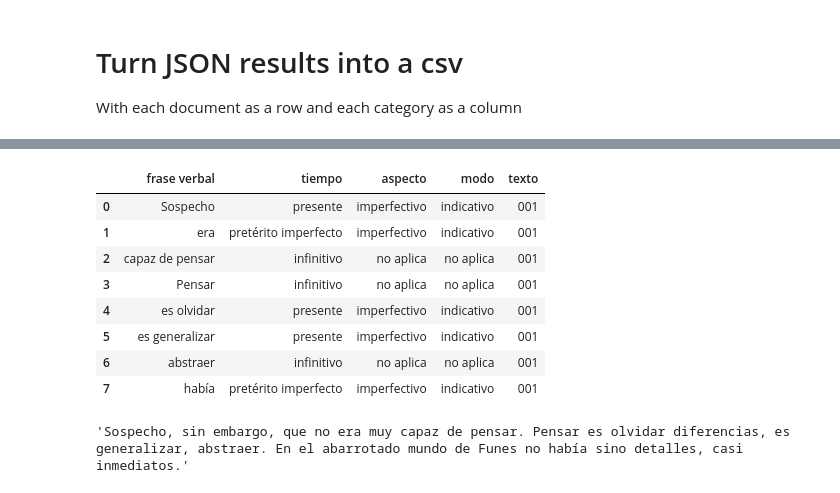
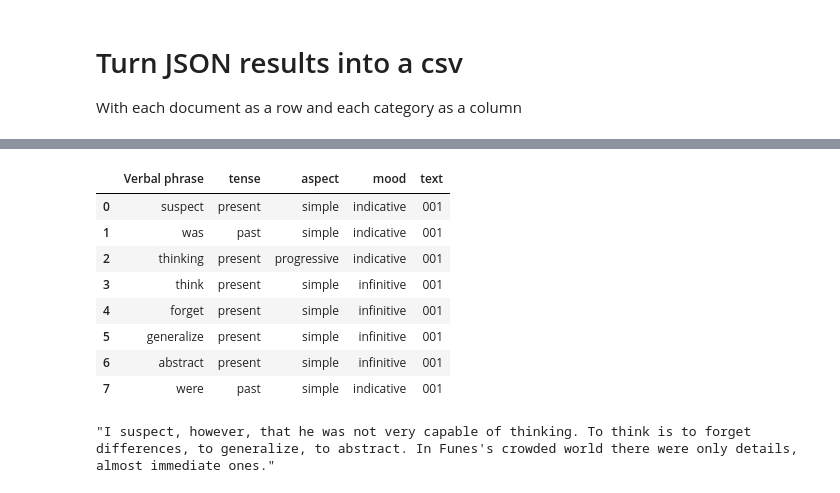
Before and after one commit to danielmlow/llm_course, a Jupyter notebook: openrouter_api.ipynb, the cells around one changed output, grey strips where cells are left out. Drawn from its saved outputs; the diff is of its cells as text; code cells hidden in the pictures.

```diff
--- a/openrouter_api.ipynb
+++ b/openrouter_api.ipynb
@@ -402,2 +451,5 @@ for file, text  in texts.items():
 # %% [markdown]
 # Loop through texts and apply openrouter
+# %%
+for file, text  in texts.items():
+  print(text)
@@ -404,4 +465,7 @@ for file, text  in texts.items():
 # %%
+# @title
+print_results = False #@param {type:"boolean"}
+
 results = {}
 
 for file, text  in texts.items():
@@ -410,12 +474,14 @@ for file, text  in texts.items():
               text= text
               )
 
-
-    print(prompt)
+    if print_results:
+      print(prompt)
 
     # Make request. WARNING: this costs some money depending on model
     response, metadata = openrouter_request(prompt, OPENROUTER_API_KEY, model = model, temperature=0)
-    print('---------------------')
-    print(response)
     results[file] = response
-    print('\n========================\n')
+
+    if print_results:
+      print('---------------------')
+      print(response)
+      print('\n========================\n')
@@ -562,0 +590,18 @@ final_result, metadata = openrouter_request(prompt, OPENROUTER_API_KEY, model =
+# %%
+# Choose which prompt to use
+prompt_template = """For the following text, return the tense, aspect, and verbal mood for each verb phrase:
+
+{text}
+
+Structure your answer in the following JSON format (without extra text):
+{{verbal_phrase_A: ['tense': , 'aspect': , 'mood': ], verbal_phrase_B: […] }}
+
+JSON:
+"""
+
+
+texts_2 = {'001': "I suspect, however, that he was not very capable of thinking. To think is to forget differences, to generalize, to abstract. In Funes's crowded world there were only details, almost immediate ones."}
+
+prompt = prompt_template.format(text = texts_2.get('001'))
+
+final_result, metadata = openrouter_request(prompt, OPENROUTER_API_KEY, model = model, temperature=0)
@@ -583,21 +633,21 @@ final_result
 # %%
 
-resultados = pd.DataFrame(final_result).T.reset_index()
+results2 = pd.DataFrame(final_result).T.reset_index()
 # rename column
-resultados = resultados.rename(columns={'index':'frase verbal'})
-resultados['texto'] = '001'
-resultados
+results2 = results2.rename(columns={'index':'Verbal phrase'})
+results2['text'] = '001'
+results2
 # %% [output]
-|  | frase verbal | tiempo | aspecto | modo | texto |
-| 0 | Sospecho | presente | imperfectivo | indicativo | 001 |
-| 1 | era | pretérito imperfecto | imperfectivo | indicativo | 001 |
-| 2 | capaz de pensar | infinitivo | no aplica | no aplica | 001 |
-| 3 | Pensar | infinitivo | no aplica | no aplica | 001 |
-| 4 | es olvidar | presente | imperfectivo | indicativo | 001 |
-| 5 | es generalizar | presente | imperfectivo | indicativo | 001 |
-| 6 | abstraer | infinitivo | no aplica | no aplica | 001 |
-| 7 | había | pretérito imperfecto | imperfectivo | indicativo | 001 |
+|  | Verbal phrase | tense | aspect | mood | text |
+| 0 | suspect | present | simple | indicative | 001 |
+| 1 | was | past | simple | indicative | 001 |
+| 2 | thinking | present | progressive | indicative | 001 |
+| 3 | think | present | simple | infinitive | 001 |
+| 4 | forget | present | simple | infinitive | 001 |
+| 5 | generalize | present | simple | infinitive | 001 |
+| 6 | abstract | present | simple | infinitive | 001 |
+| 7 | were | past | simple | indicative | 001 |
 # %%
-textos.get('001')
+texts_2.get('001')
 # %% [output]
-'Sospecho, sin embargo, que no era muy capaz de pensar. Pensar es olvidar diferencias, es generalizar, abstraer. En el abarrotado mundo de Funes no había sino detalles, casi inmediatos.'
+"I suspect, however, that he was not very capable of thinking. To think is to forget differences, to generalize, to abstract. In Funes's crowded world there were only details, almost immediate ones."
```
Also changed, not shown: parts of 30 cells of this notebook.
